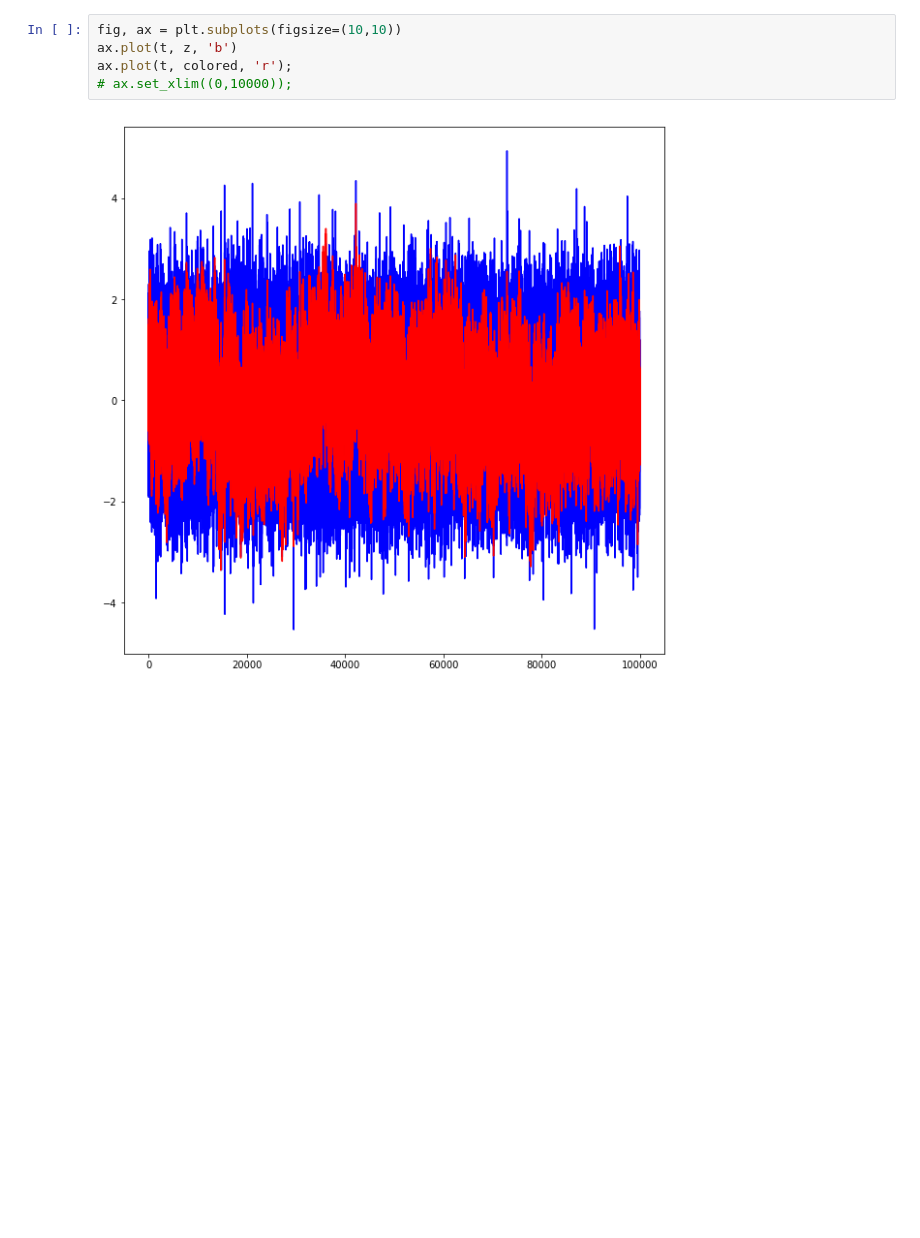
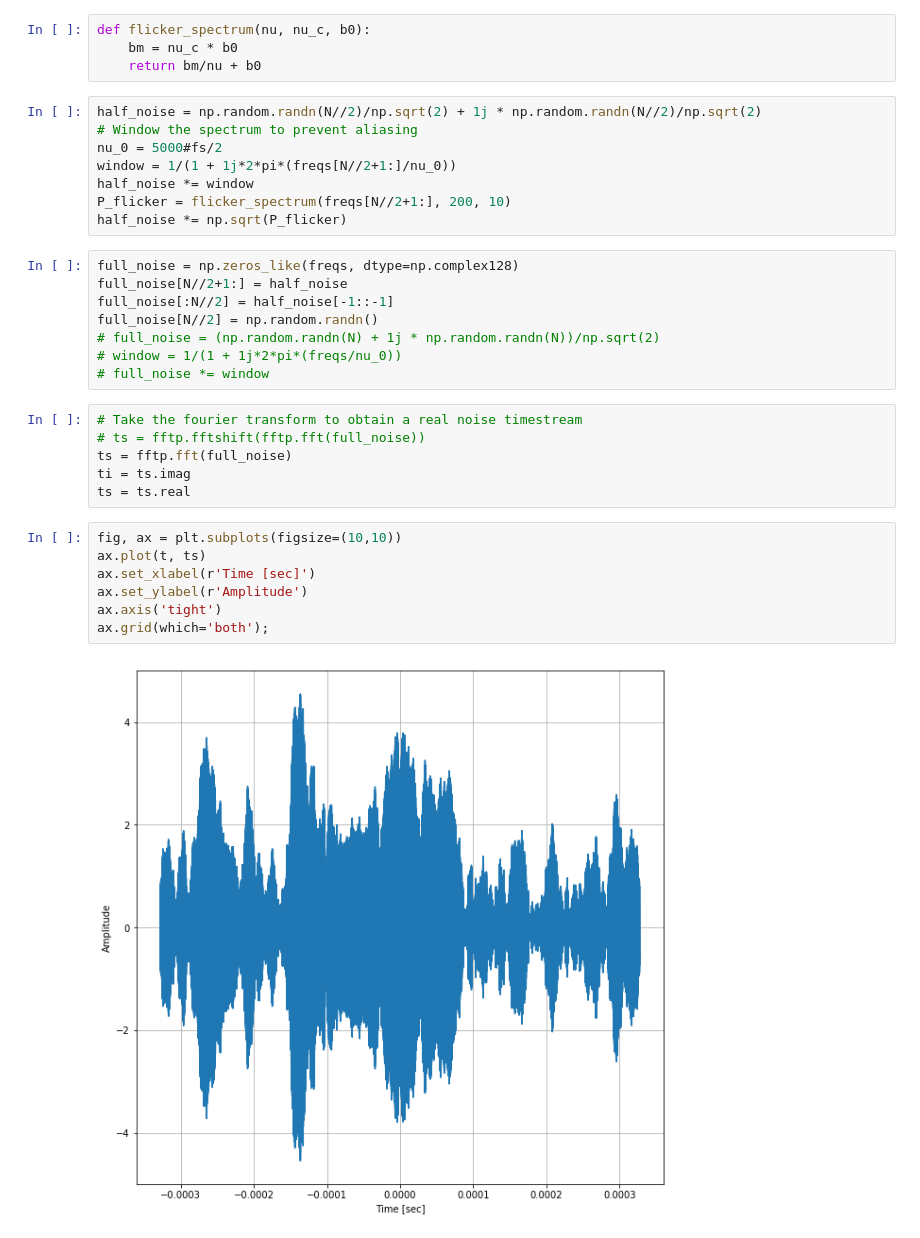
Before and after one commit to WanduiAlbert/ResoBolo, a Jupyter notebook: code/Generating colored noise.ipynb, the cells around one changed output. Saved outputs shown, nothing was run; the diff lists cells and outputs as text; blank space fills up the shorter version.

```diff
--- a/code/Generating colored noise.ipynb
+++ b/code/Generating colored noise.ipynb
@@ -45,7 +24,35 @@ colored = np.real(np.fft.ifft(cnoise))
+# %%
+def flicker_spectrum(nu, nu_c, b0):
+    bm = nu_c * b0
+    return bm/nu + b0
+# %%
+half_noise = np.random.randn(N//2)/np.sqrt(2) + 1j * np.random.randn(N//2)/np.sqrt(2)
+# Window the spectrum to prevent aliasing
+nu_0 = 5000#fs/2
+window = 1/(1 + 1j*2*pi*(freqs[N//2+1:]/nu_0))
+half_noise *= window
+P_flicker = flicker_spectrum(freqs[N//2+1:], 200, 10)
+half_noise *= np.sqrt(P_flicker)
+# %%
+full_noise = np.zeros_like(freqs, dtype=np.complex128)
+full_noise[N//2+1:] = half_noise
+full_noise[:N//2] = half_noise[-1::-1]
+full_noise[N//2] = np.random.randn()
+# full_noise = (np.random.randn(N) + 1j * np.random.randn(N))/np.sqrt(2)
+# window = 1/(1 + 1j*2*pi*(freqs/nu_0))
+# full_noise *= window
+# %%
+# Take the fourier transform to obtain a real noise timestream
+# ts = fftp.fftshift(fftp.fft(full_noise))
+ts = fftp.fft(full_noise)
+ti = ts.imag
+ts = ts.real
 # %%
 fig, ax = plt.subplots(figsize=(10,10))
-ax.plot(t, z, 'b')
-ax.plot(t, colored, 'r');
-# ax.set_xlim((0,10000));
+ax.plot(t, ts)
+ax.set_xlabel(r'Time [sec]')
+ax.set_ylabel(r'Amplitude')
+ax.axis('tight')
+ax.grid(which='both');
 # %% [output]
-[figure, old version]
+[figure, new version]
```
Also changed, not shown: parts of 18 cells of this notebook, 9 other files.
